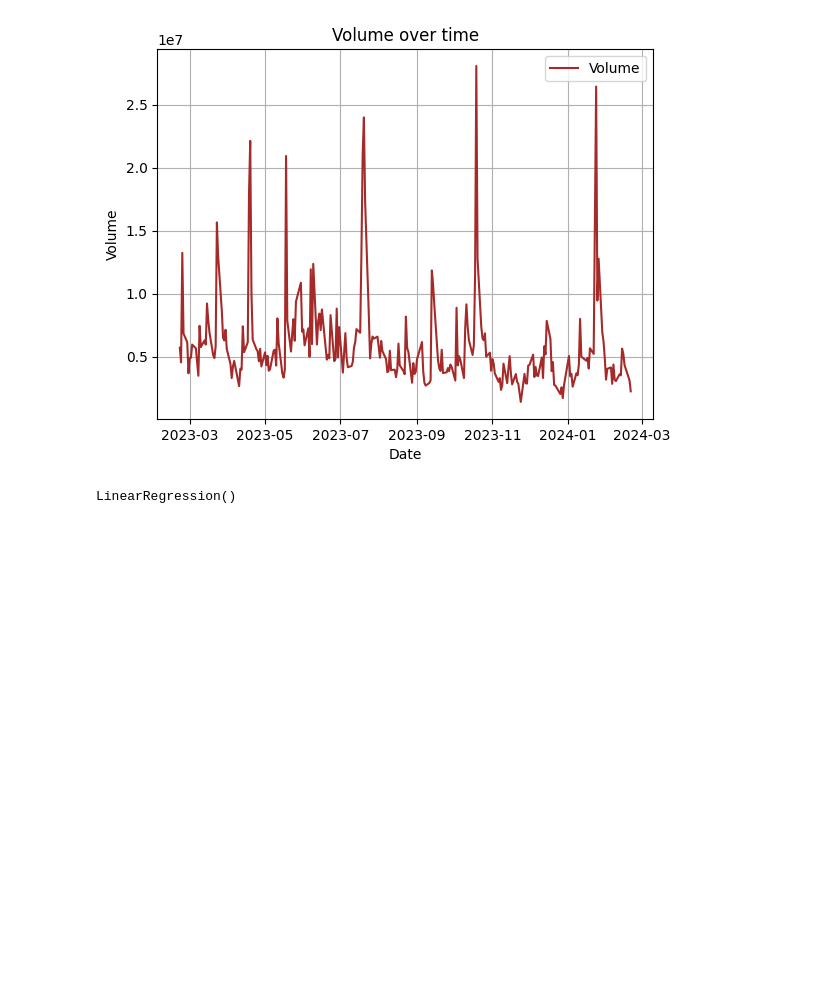
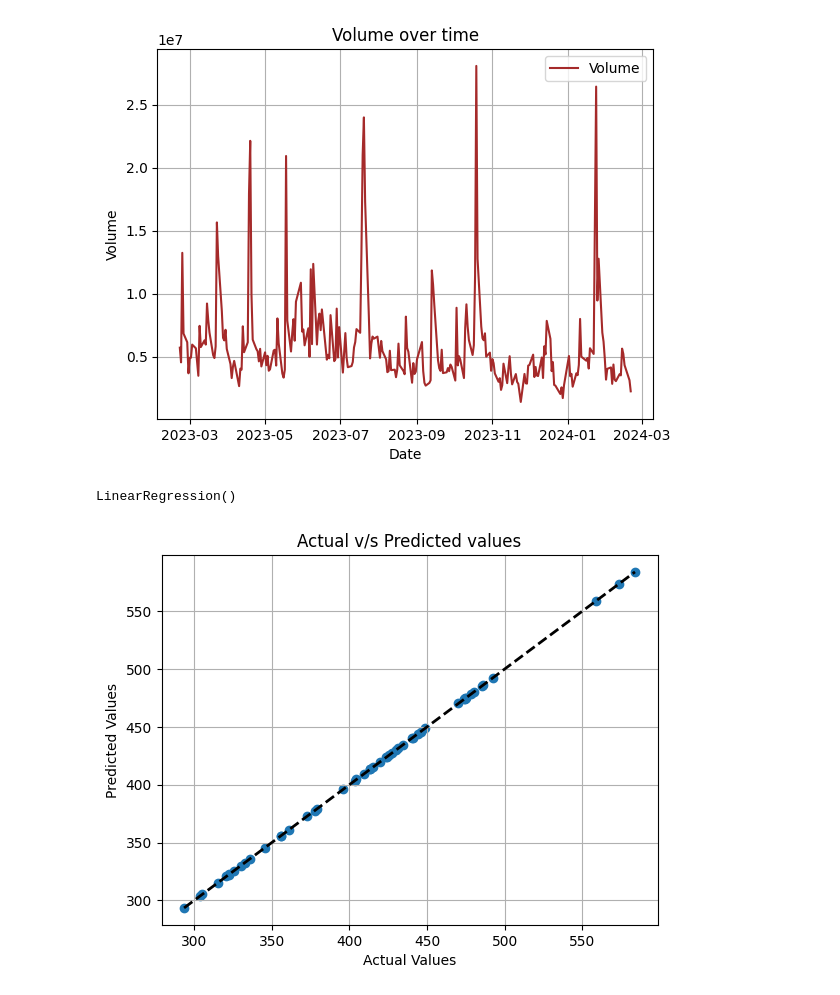
Before and after one commit to ankitg-02/Netflix-stock-analysis, a Jupyter notebook: Netflix_stock_analysis.ipynb, the cells around one changed output. Drawn from its saved outputs; the diff is of its cells as text; code cells hidden in the pictures; blank space fills up the shorter version.

```diff
--- a/Netflix_stock_analysis.ipynb
+++ b/Netflix_stock_analysis.ipynb
@@ -135,3 +135,15 @@ model=LinearRegression()
 model.fit(x_train,y_train)
 # %% [output]
 LinearRegression()
+# %%
+y_prediction=model.predict(x_test)
+# %%
+plt.scatter(y_test,y_prediction)
+plt.title("Actual v/s Predicted values")
+plt.xlabel("Actual Values")
+plt.ylabel("Predicted Values")
+plt.plot([min(y_test),max(y_test)],[min(y_test),max(y_test)],linewidth=2,linestyle="--",color="black")
+plt.grid("True")
+plt.show()
+# %% [output]
+[figure, added]
```
